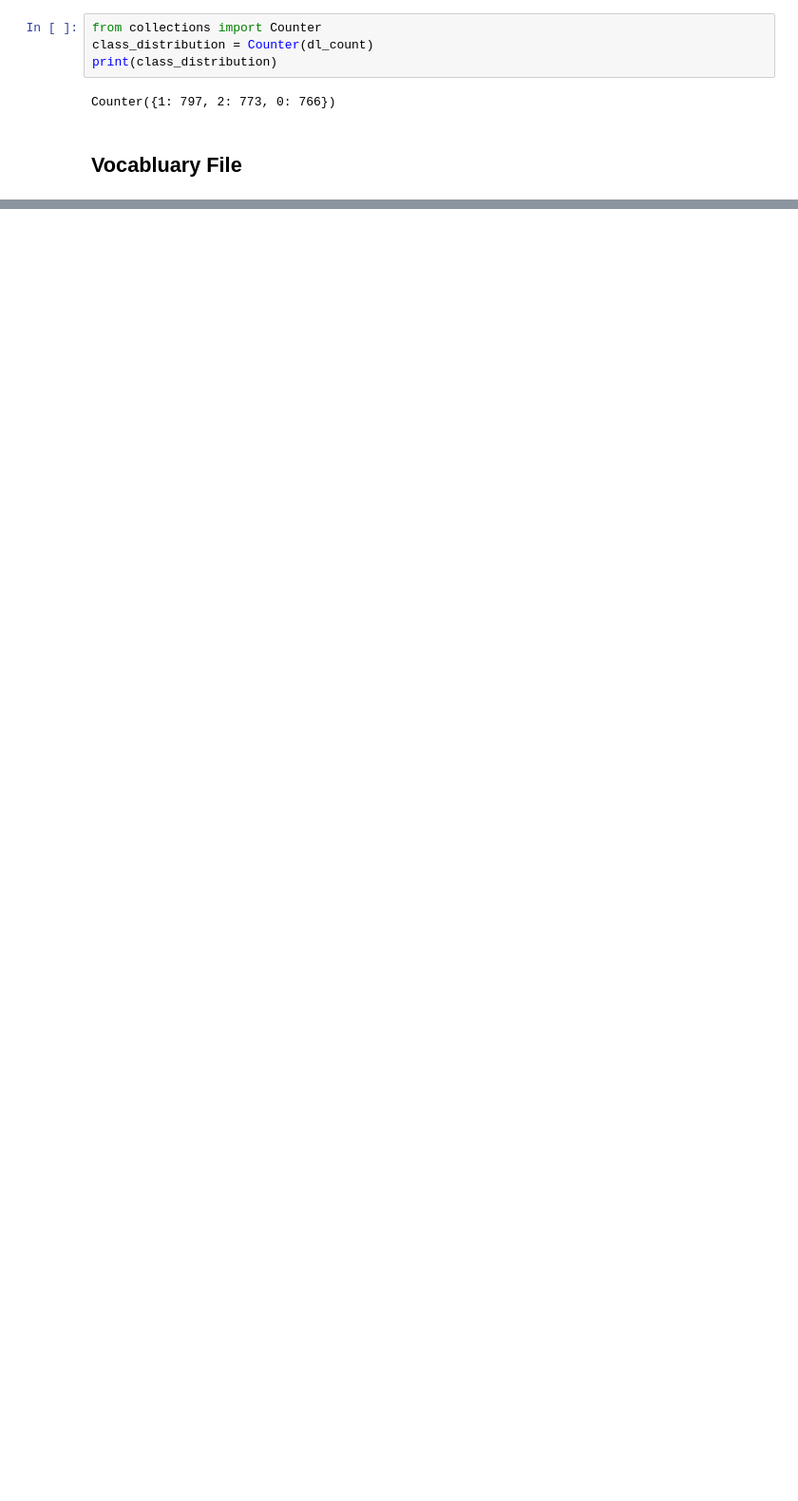
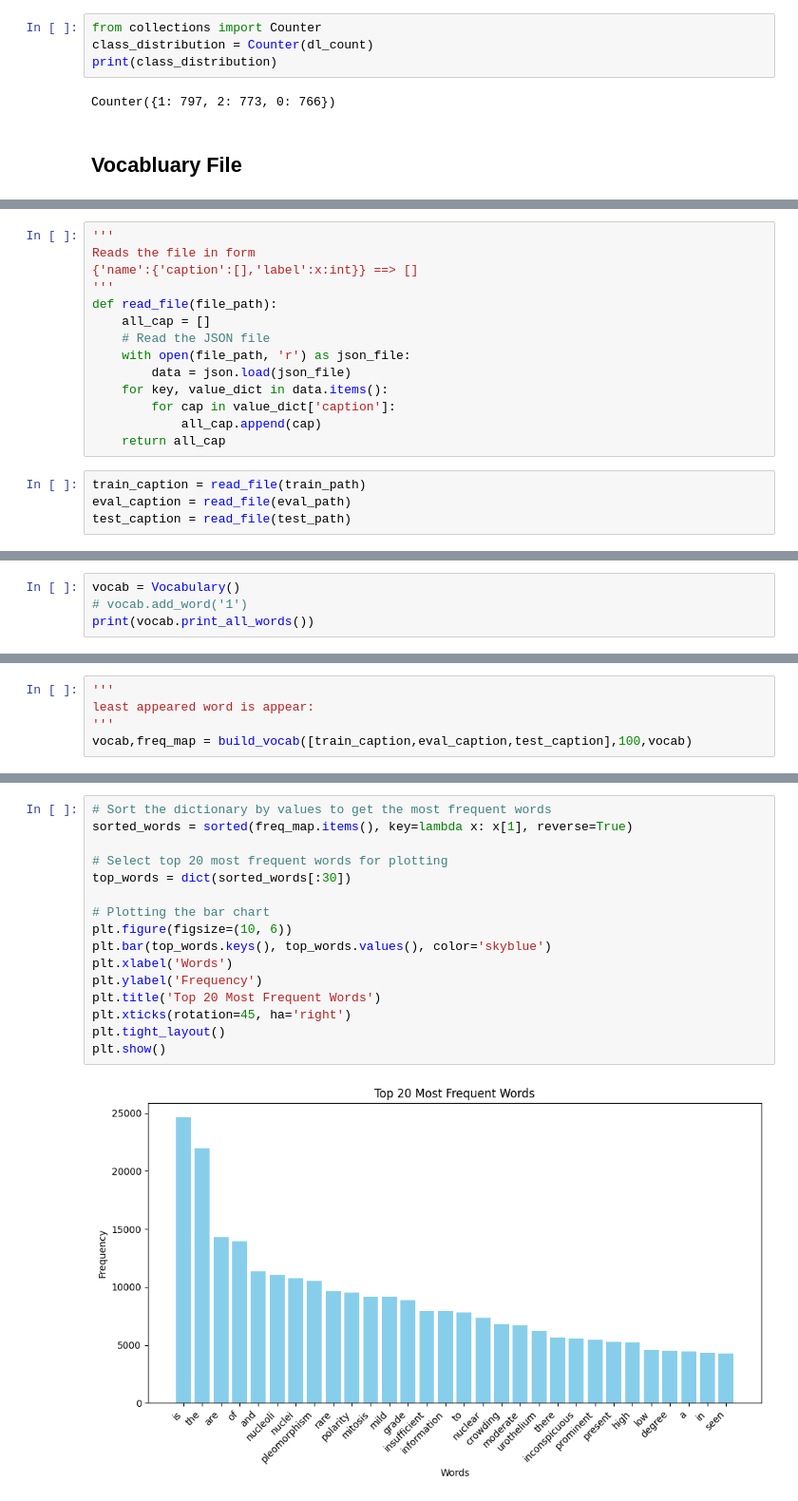
Before and after one commit to PeterrHH/GNN-Histo-Caption, a Jupyter notebook: main/Untitled.ipynb, the cells around one changed output, grey strips where cells are left out. Shown at 95% size. Saved outputs shown, nothing was run; the diff lists cells and outputs as text; blank space fills up the shorter version.

Commit message:
add vocab file build

```diff
--- a/main/Untitled.ipynb
+++ b/main/Untitled.ipynb
@@ -457,0 +497,18 @@ print(a+b)
+# %%
+'''
+Reads the file in form
+{'name':{'caption':[],'label':x:int}} ==> []
+'''
+def read_file(file_path):
+    all_cap = []
+    # Read the JSON file
+    with open(file_path, 'r') as json_file:
+        data = json.load(json_file)
+    for key, value_dict in data.items():
+        for cap in value_dict['caption']:
+            all_cap.append(cap)
+    return all_cap
+# %%
+train_caption = read_file(train_path)
+eval_caption = read_file(eval_path)
+test_caption = read_file(test_path)
@@ -457,0 +523,4 @@ print(a+b)
+# %%
+vocab = Vocabulary()
+# vocab.add_word('1')
+print(vocab.print_all_words())
@@ -457,0 +590,5 @@ print(a+b)
+# %%
+'''
+least appeared word is appear:
+'''
+vocab,freq_map = build_vocab([train_caption,eval_caption,test_caption],100,vocab)
@@ -457,0 +605,18 @@ print(a+b)
+# %%
+# Sort the dictionary by values to get the most frequent words
+sorted_words = sorted(freq_map.items(), key=lambda x: x[1], reverse=True)
+
+# Select top 20 most frequent words for plotting
+top_words = dict(sorted_words[:30])
+
+# Plotting the bar chart
+plt.figure(figsize=(10, 6))
+plt.bar(top_words.keys(), top_words.values(), color='skyblue')
+plt.xlabel('Words')
+plt.ylabel('Frequency')
+plt.title('Top 20 Most Frequent Words')
+plt.xticks(rotation=45, ha='right')
+plt.tight_layout()
+plt.show()
+# %% [output]
+[figure, added]
```
Also changed, not shown: parts of 18 cells of this notebook, 1 other file.
